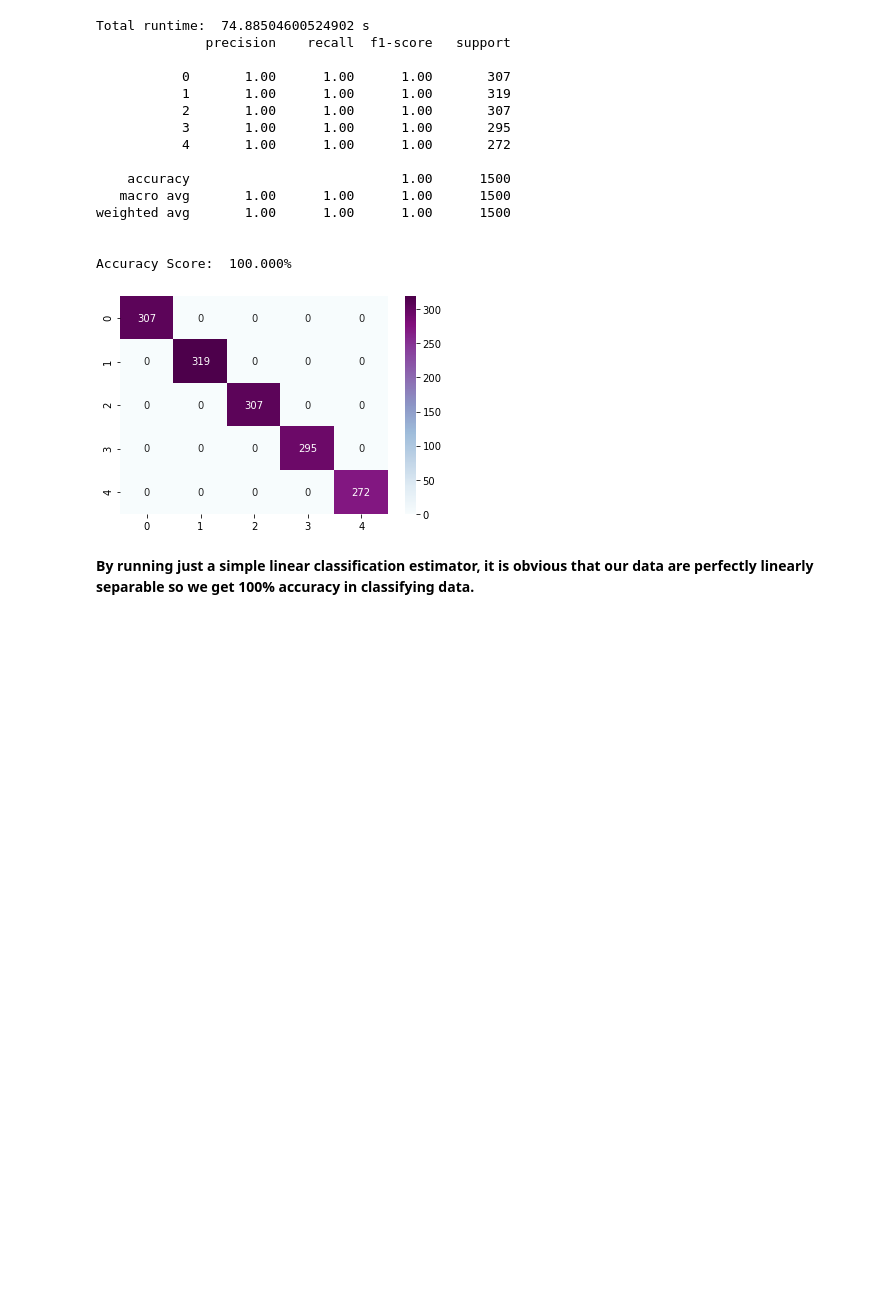
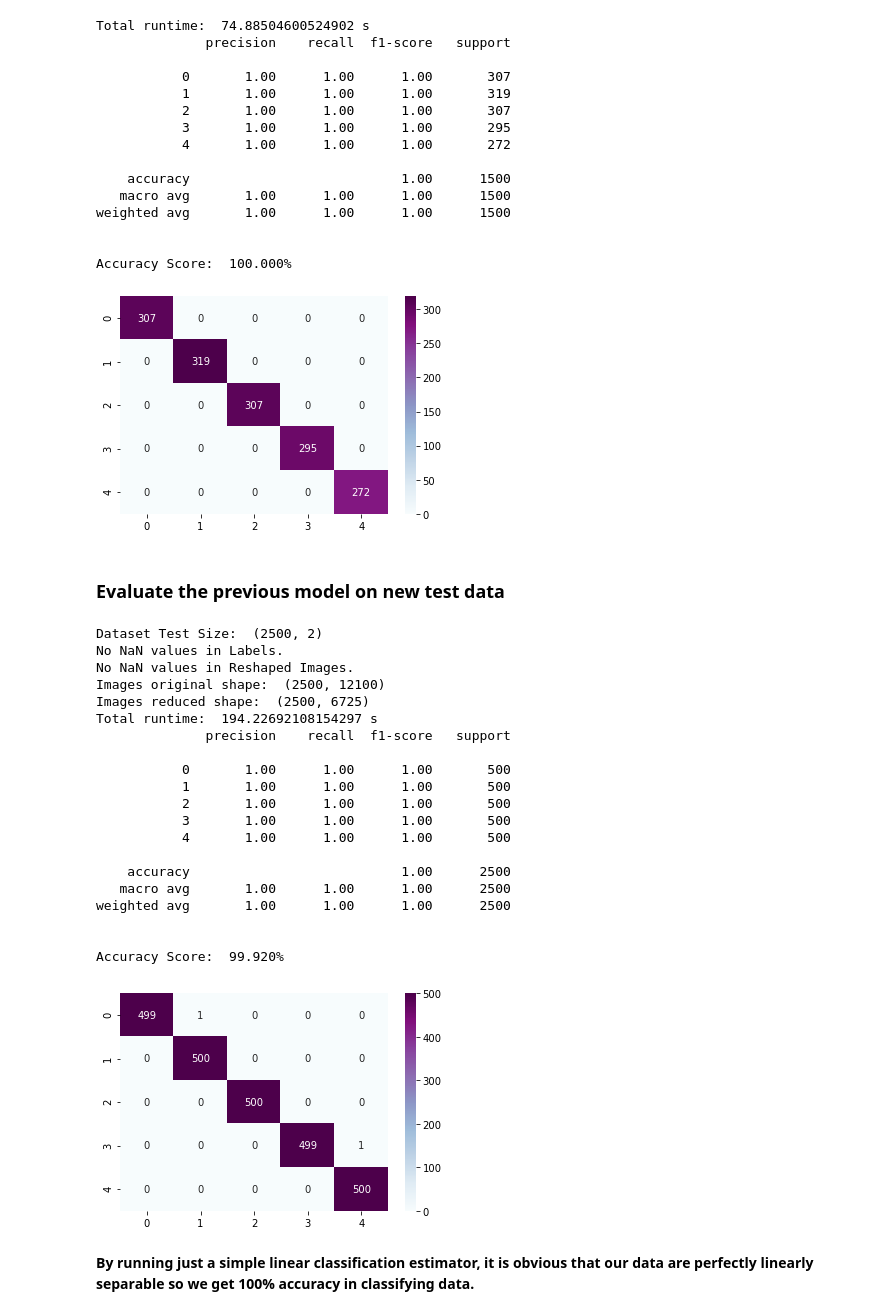
Before and after one commit to xeniakal/AMLS_20-21_SN20159465, a Jupyter notebook: B1/FaceShapeRecognition.ipynb, the cells around one changed output. Cells and saved outputs as stored; diff of their text form; code cells hidden in the pictures; blank space fills up the shorter version.

```diff
--- a/B1/FaceShapeRecognition.ipynb
+++ b/B1/FaceShapeRecognition.ipynb
@@ -321,6 +322,49 @@ weighted avg       1.00      1.00      1.00      1500
 
 Accuracy Score:  100.000%
 [figure]
+# %% [markdown]
+### Evaluate the previous model on new test data
+# %%
+images_folder = '../Datasets/dataset_AMLS_20-21_test/cartoon_set_test/img/'
+dataset_test = pd.read_csv('../Datasets/dataset_AMLS_20-21_test/cartoon_set_test/labels.csv', sep = '\t', usecols = [2,3])
+print("Dataset Test Size: ",dataset_test.shape)
+images_test = dataset_test.iloc[:,1]
+labels_test = dataset_test.iloc[:,0]
+
+size=(110,110)
+grayscale=True
+reshaped_images_test=create_flattened_dataset(images_test,size,grayscale)
+check_NaN_values(reshaped_images_test,labels_test)
+variance_lower_limit=0
+X_test=feature_selection(reshaped_images_test,variance_lower_limit)
+y_test = labels_test
+
+y_pred = clf_svm_linear.predict(X_test)
+runtime_Linear_SVM = time.time()-start_time
+print("Total runtime: ",runtime_Linear_SVM,"s")
+accuracy = Print_Classification_Results(y_test,y_pred)
+# %% [output]
+Dataset Test Size:  (2500, 2)
+No NaN values in Labels.
+No NaN values in Reshaped Images.
+Images original shape:  (2500, 12100)
+Images reduced shape:  (2500, 6725)
+Total runtime:  194.22692108154297 s
+              precision    recall  f1-score   support
+
+           0       1.00      1.00      1.00       500
+           1       1.00      1.00      1.00       500
+           2       1.00      1.00      1.00       500
+           3       1.00      1.00      1.00       500
+           4       1.00      1.00      1.00       500
+
+    accuracy                           1.00      2500
+   macro avg       1.00      1.00      1.00      2500
+weighted avg       1.00      1.00      1.00      2500
+
+
+Accuracy Score:  99.920%
+[figure, added]
 # %% [markdown]
 **By running just a simple linear classification estimator, it is obvious that our data are perfectly linearly separable so we get 100% accuracy in classifying data.**
 # %% [markdown]
```
Also changed, not shown: parts of 2 cells of this notebook, 3 other files.
